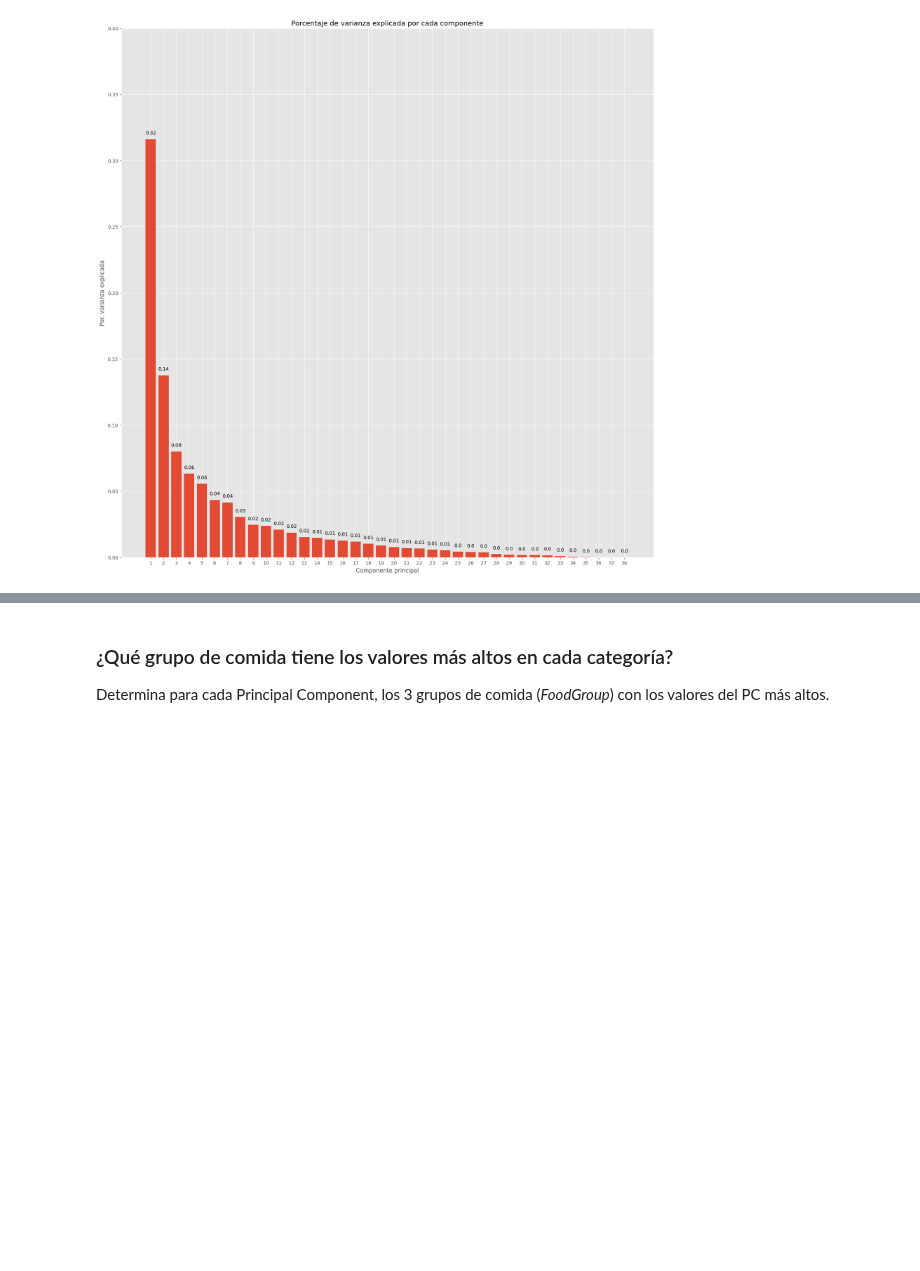
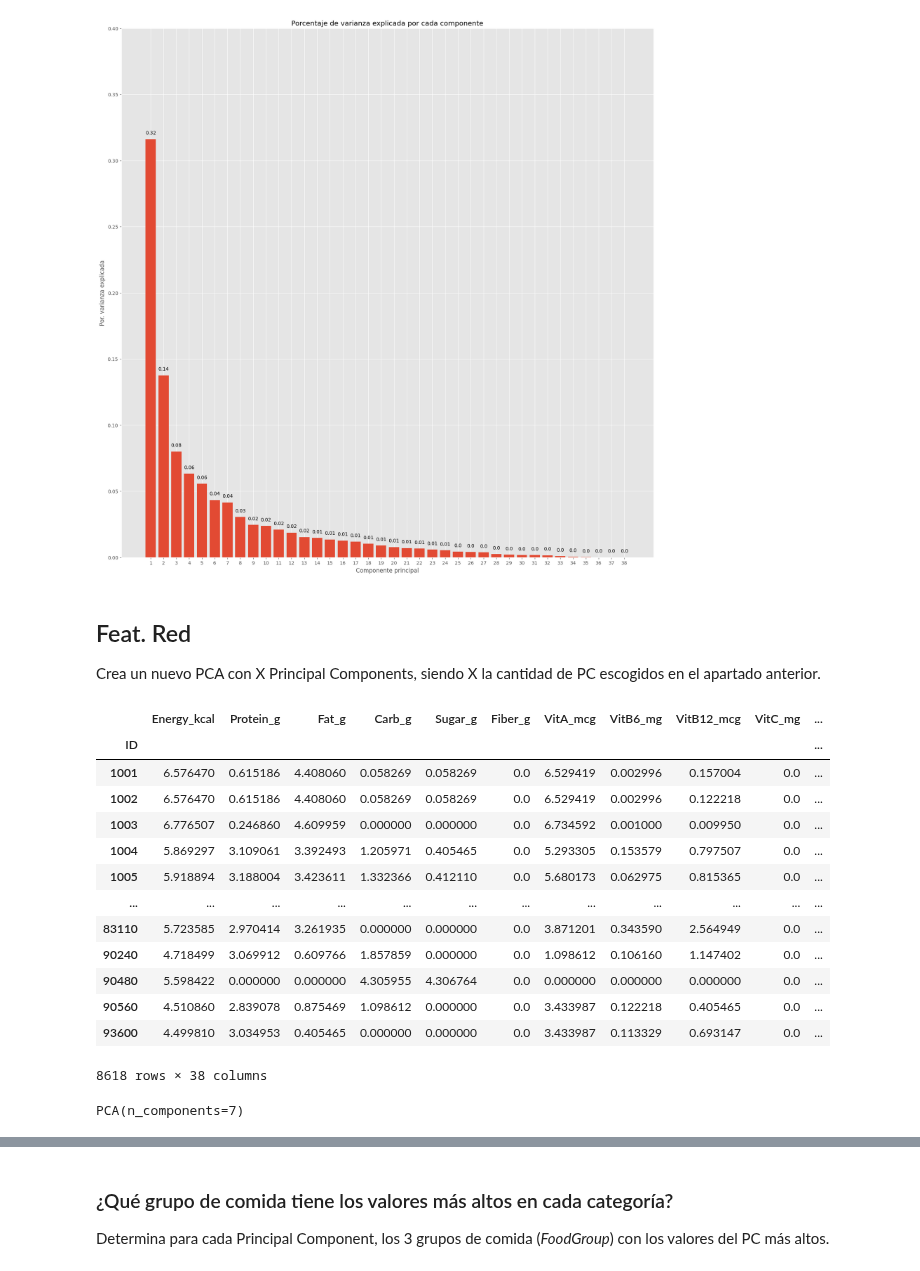
Before and after one commit to ana-macias/PRUEBA, a Jupyter notebook: 3-Machine_Learning/2-No_Supervisado/2-PCA/Practica/1_Nutrition PCA.ipynb, the cells around one changed output, grey strips where cells are left out. Cells and saved outputs as stored; diff of their text form; code cells hidden in the pictures; blank space fills up the shorter version.

```diff
--- a/3-Machine_Learning/2-No_Supervisado/2-PCA/Practica/1_Nutrition PCA.ipynb
+++ b/3-Machine_Learning/2-No_Supervisado/2-PCA/Practica/1_Nutrition PCA.ipynb
@@ -355,3 +372,23 @@ ax.set_xlabel('Componente principal')
 ax.set_ylabel('Por. varianza explicada');
 # %% [output]
 [figure]
+# %% [markdown]
+## Feat. Red
+Crea un nuevo PCA con X Principal Components, siendo X la cantidad de PC escogidos en el apartado anterior.
+# %%
+df_log
+# %% [output]
+|  | Energy_kcal | Protein_g | Fat_g | Carb_g | Sugar_g | Fiber_g | VitA_mcg | VitB6_mg | VitB12_mcg | VitC_mg | ... |
+| ID |  |  |  |  |  |  |  |  |  |  | ... |
+| 1001 | 6.576470 | 0.615186 | 4.408060 | 0.058269 | 0.058269 | 0.0 | 6.529419 | 0.002996 | 0.157004 | 0.0 | ... |
+| 1002 | 6.576470 | 0.615186 | 4.408060 | 0.058269 | 0.058269 | 0.0 | 6.529419 | 0.002996 | 0.122218 | 0.0 | ... |
+| 1003 | 6.776507 | 0.246860 | 4.609959 | 0.000000 | 0.000000 | 0.0 | 6.734592 | 0.001000 | 0.009950 | 0.0 | ... |
+| 1004 | 5.869297 | 3.109061 | 3.392493 | 1.205971 | 0.405465 | 0.0 | 5.293305 | 0.153579 | 0.797507 | 0.0 | ... |
+| 1005 | 5.918894 | 3.188004 | 3.423611 | 1.332366 | 0.412110 | 0.0 | 5.680173 | 0.062975 | 0.815365 | 0.0 | ... |
+| ... | ... | ... | ... | ... | ... | ... | ... | ... | ... | ... | ... |
+| 83110 | 5.723585 | 2.970414 | 3.261935 | 0.000000 | 0.000000 | 0.0 | 3.871201 | 0.343590 | 2.564949 | 0.0 | ... |
+| 90240 | 4.718499 | 3.069912 | 0.609766 | 1.857859 | 0.000000 | 0.0 | 1.098612 | 0.106160 | 1.147402 | 0.0 | ... |
+| 90480 | 5.598422 | 0.000000 | 0.000000 | 4.305955 | 4.306764 | 0.0 | 0.000000 | 0.000000 | 0.000000 | 0.0 | ... |
+| 90560 | 4.510860 | 2.839078 | 0.875469 | 1.098612 | 0.000000 | 0.0 | 3.433987 | 0.122218 | 0.405465 | 0.0 | ... |
+| 93600 | 4.499810 | 3.034953 | 0.405465 | 0.000000 | 0.000000 | 0.0 | 3.433987 | 0.113329 | 0.693147 | 0.0 | ... |
+8618 rows × 38 columns
@@ -357,0 +400,4 @@ ax.set_ylabel('Por. varianza explicada');
+# %%
+pca_nuevo['pca']
+# %% [output]
+PCA(n_components=7)
```
Also changed, not shown: parts of 19 cells of this notebook, 9 other files.
